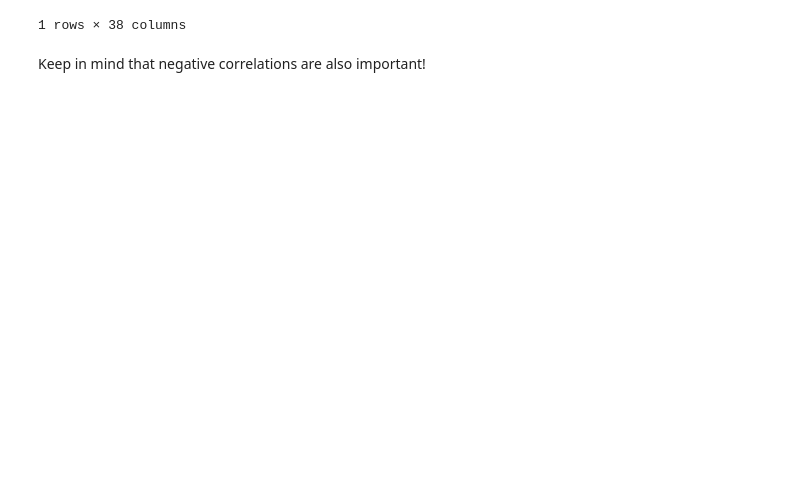
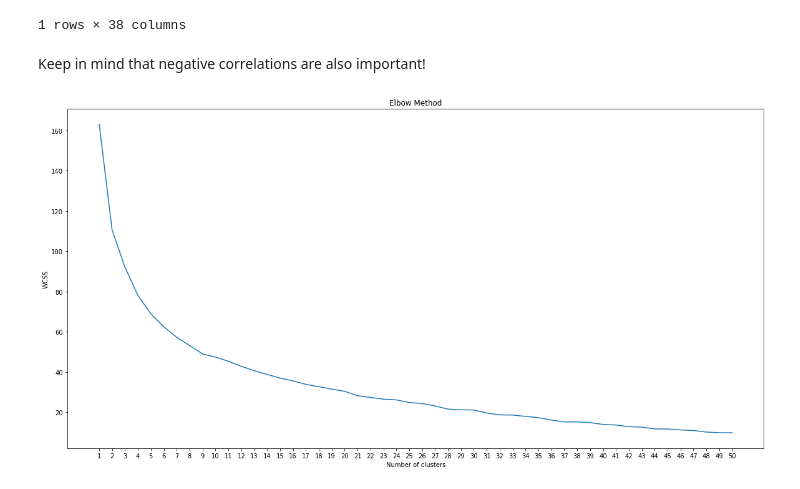
Before and after one commit to TomasTurner/Notorious_ADA_Projet_2019, a Jupyter notebook: src/weights and correlations for clustering.ipynb, the cells around one changed output. Cells and saved outputs as stored; diff of their text form; code cells hidden in the pictures; blank space fills up the shorter version.

```diff
--- a/src/weights and correlations for clustering.ipynb
+++ b/src/weights and correlations for clustering.ipynb
@@ -789,0 +793,21 @@ Keep in mind that negative correlations are also important!
+# %%
+#taking features that have |correlation| > 0.3
+#in this case, top 5 positively correlating and top 6 negatively correlating features
+correlating_features = correlations.columns.tolist()[:5] + correlations.columns.tolist()[-6:]
+clustering_normalized_np = clustering_normalized_df[correlating_features].to_numpy(copy=True)
+# %%
+#trying to determine the optimal number of clusters with k-means for the correlating features
+plt.rcParams['figure.figsize'] = [20, 10]
+wcss = []
+for i in range(1, 51):
+    kmeans = KMeans(n_clusters=i, init='k-means++', max_iter=10000, n_init=10, random_state=0)
+    kmeans.fit(clustering_normalized_np)
+    wcss.append(kmeans.inertia_)
+plt.plot(range(1, 51), wcss)
+plt.xticks(np.arange(1, 51, 1.0))
+plt.title('Elbow Method')
+plt.xlabel('Number of clusters')
+plt.ylabel('WCSS')
+plt.show()
+# %% [output]
+[figure, added]
```
Also changed, not shown: parts of 18 cells of this notebook.
